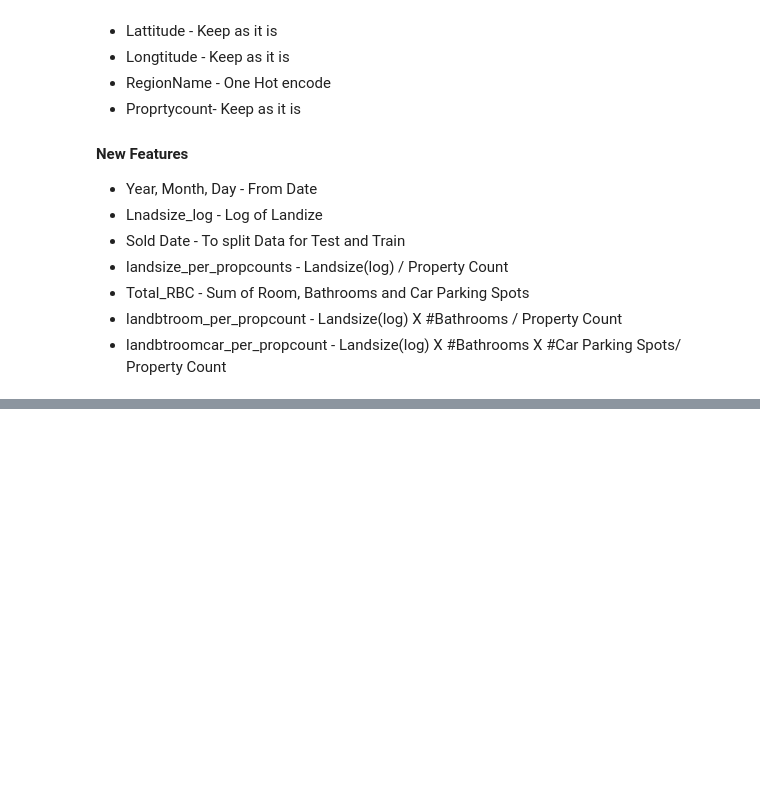
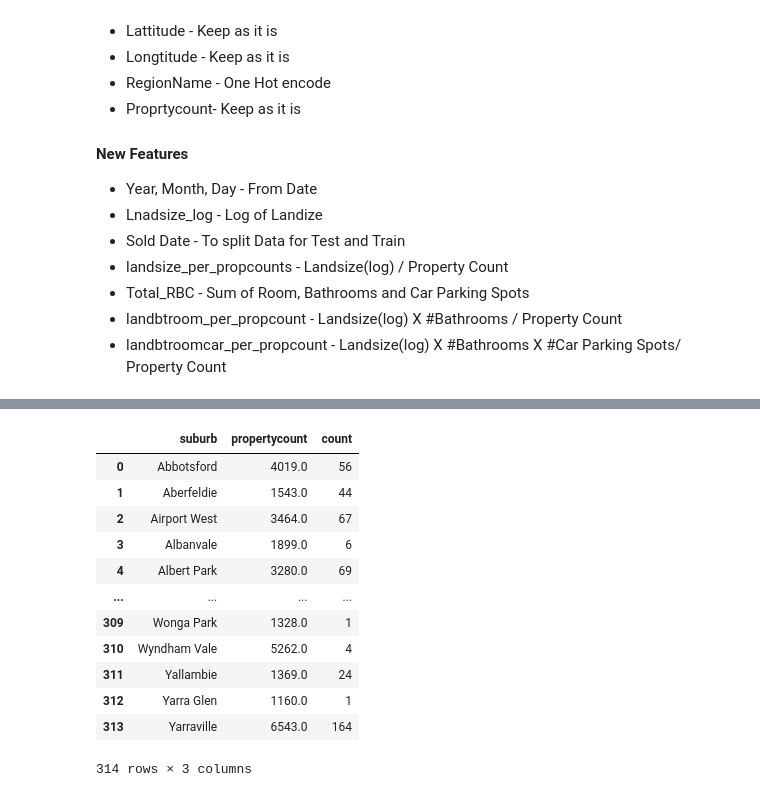
Before and after one commit to ge0rgeth0mas/HOUSE-PRICE-PREDICTOR, a Jupyter notebook: house_price_predictor/data_analysis/EDA.ipynb, the cells around one changed output, grey strips where cells are left out. Drawn from its saved outputs; the diff is of its cells as text; code cells hidden in the pictures; blank space fills up the shorter version.

```diff
--- a/house_price_predictor/data_analysis/EDA.ipynb
+++ b/house_price_predictor/data_analysis/EDA.ipynb
@@ -1021,0 +1060,21 @@ display(df_5['price'].corr(df_5['yearbuilt']))
+# %%
+grouped = mhp_df.groupby(['suburb', 'propertycount'])
+# %%
+unique_combinations = grouped.size().reset_index()
+unique_combinations.columns = ['suburb', 'propertycount', 'count']
+# %%
+unique_combinations
+# %% [output]
+|  | suburb | propertycount | count |
+| 0 | Abbotsford | 4019.0 | 56 |
+| 1 | Aberfeldie | 1543.0 | 44 |
+| 2 | Airport West | 3464.0 | 67 |
+| 3 | Albanvale | 1899.0 | 6 |
+| 4 | Albert Park | 3280.0 | 69 |
+| ... | ... | ... | ... |
+| 309 | Wonga Park | 1328.0 | 1 |
+| 310 | Wyndham Vale | 5262.0 | 4 |
+| 311 | Yallambie | 1369.0 | 24 |
+| 312 | Yarra Glen | 1160.0 | 1 |
+| 313 | Yarraville | 6543.0 | 164 |
+314 rows × 3 columns
```
Also changed, not shown: parts of 5 cells of this notebook, 3 other files.
